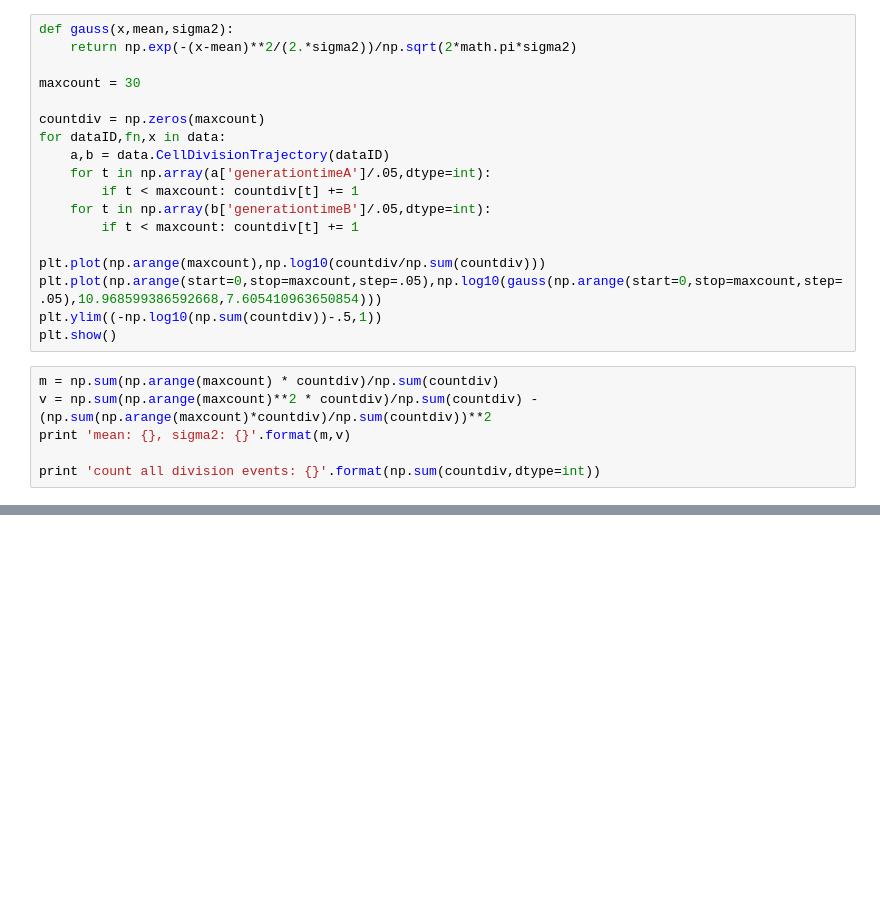
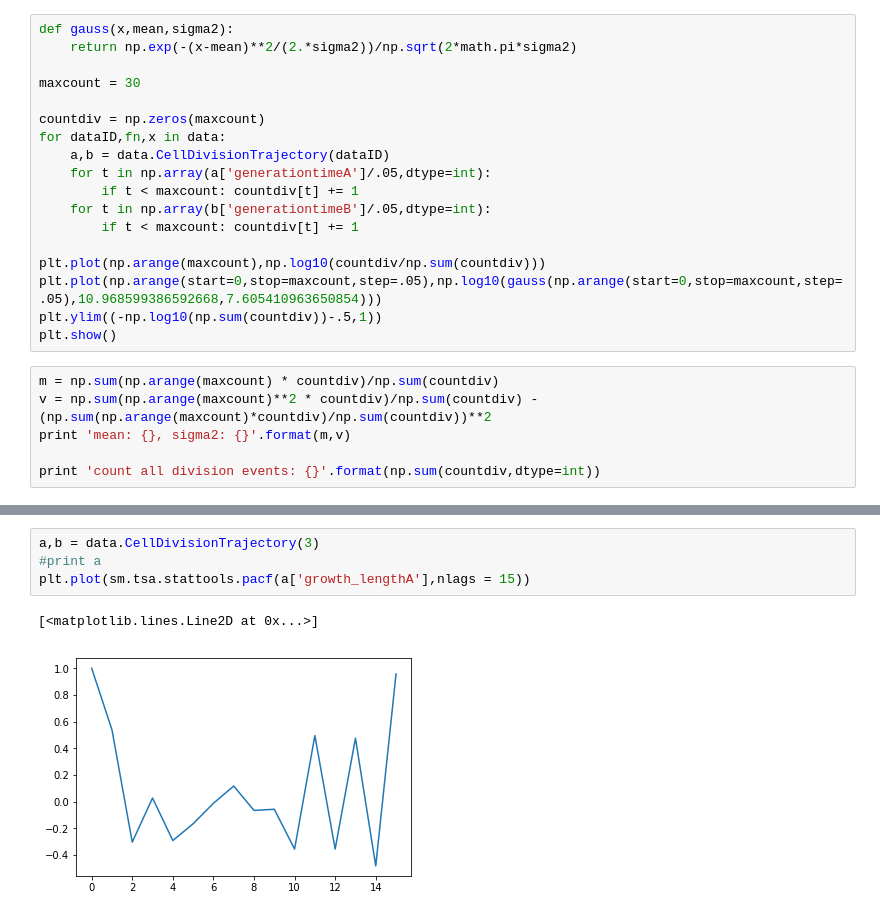
Before and after one commit to lukasgeyrhofer/sistercells, a Jupyter notebook: Analysis.ipynb, the cells around one changed output, grey strips where cells are left out. Drawn from its saved outputs; the diff is of its cells as text; blank space fills up the shorter version.

```diff
--- a/Analysis.ipynb
+++ b/Analysis.ipynb
@@ -160,0 +166,7 @@ NameError: name 'acf_pavg' is not defined
+# %%
+a,b = data.CellDivisionTrajectory(3)
+#print a
+plt.plot(sm.tsa.stattools.pacf(a['growth_lengthA'],nlags = 15))
+# %% [output]
+[<matplotlib.lines.Line2D at 0x...>]
+[figure, added]
```
Also changed, not shown: parts of 1 cell of this notebook.
